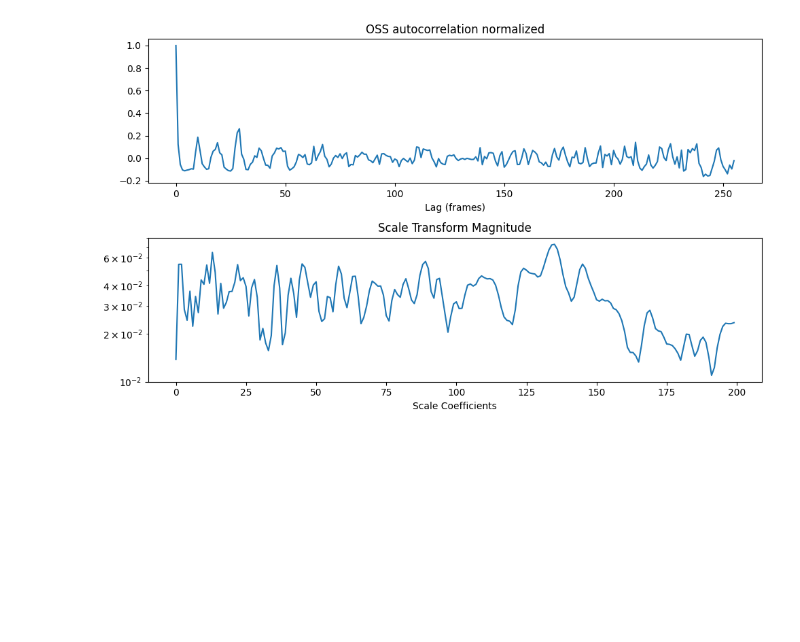
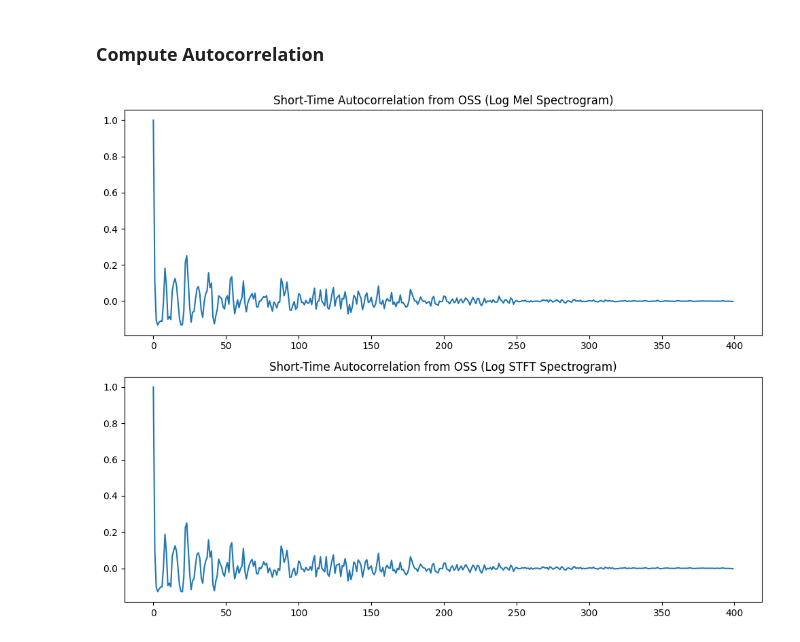
Before and after one commit to Masetto96/rhythmic-pattern-analysis, a Jupyter notebook: demo_notebooks/computation_demo.ipynb, the cells around one changed output. Saved outputs shown, nothing was run; the diff lists cells and outputs as text; code cells hidden in the pictures; blank space fills up the shorter version.

```diff
--- a/demo_notebooks/computation_demo.ipynb
+++ b/demo_notebooks/computation_demo.ipynb
@@ -39,13 +31,10 @@ The original audio file is a 10-second excerpt from the Malian Jembe dataset (Po
 # %%
-# path to audio file
-audio_file = "clip-MJ_Maraka_1_J1.wav"
-# the scaled up version has been obtained using audacity to change the tempo of 15%
-audio_file_scaled = "clip-MJ_Maraka_1_J1-scaled-up.wav"
+audio_file = "../audio_files/clip-MJ_Maraka_1_J1.wav" # path to audio file
 
-y, sr = librosa.load(audio_file, sr=8000)
+y, sr = librosa.load(audio_file, sr=8000) # downsampling input signal to 8kHz
 
-y, index = librosa.effects.trim(y)
+y, index = librosa.effects.trim(y) # removing leading and traling silence
 
-ipd.display(ipd.Audio(y, rate=sr))
+ipd.display(ipd.Audio(y, rate=sr)) # have a listen
 # %% [output]
 [interactive output not drawn]
@@ -93,23 +116,30 @@ Open questions:
+# %% [markdown]
+### Compute Autocorrelation
 # %%
+new_fs = sr / hop_size # new sampling rate after stft
+
+autocorr_win_size = int(np.ceil(8 * new_fs)) # in frames
+autocorr_hop_size = int(np.ceil(0.5 * new_fs)) # in frames
+window_type="hamming"
+with_padding=True
+
 # auto correlation up to 8 seconds and 0.5 seconds lag
-oss_ac = stm.short_time_autocorrelation(y=oss, win_size=window_size, hop_size=hop_size, window_type="rectangular")
+oss_ac_mel = short_time_autocorrelation(y=oss_mel, win_size=autocorr_win_size, hop_size=autocorr_hop_size, window_type=window_type, with_padding=with_padding)
 
-# scale transform magnitude
-scale_transform_magnitude = np.abs(librosa.fmt(oss_ac, axis=0))[:200]
+oss_ac_stft = short_time_autocorrelation(y=oss_stft, win_size=autocorr_win_size, hop_size=autocorr_hop_size, window_type=window_type, with_padding=with_padding)
 
-# print(scale_transform_magnitude.shape)
-fig, ax = plt.subplots(nrows=2, figsize=(10, 6))
+#Plotting the autocorrelation
+fig, ax = plt.subplots(2, 1, figsize=(10, 8))
 
-ax[0].plot(np.mean(oss_ac, axis=1))
-# ax[0].plot(oss_ac)
+# Plot autocorrelation from oss_mels
+ax[0].plot(np.mean(oss_ac_mel, axis=1))
+ax[0].set(title='Short-Time Autocorrelation from OSS (Log Mel Spectrogram)')
 
-
-ax[0].set(xlabel="Lag (frames)", title="OSS autocorrelation normalized")
-
-ax[1].semilogy(np.mean(scale_transform_magnitude, axis=1))
-
-ax[1].set(xlabel="Scale Coefficients", title="Scale Transform Magnitude")
+# Plot autocorrelation from oss_stft
+ax[1].plot(np.mean(oss_ac_stft, axis=1))
+ax[1].set(title='Short-Time Autocorrelation from OSS (Log STFT Spectrogram)')
 
 plt.tight_layout()
+plt.show()
 # %% [output]
-[figure, old version]
+[figure, new version]
```
Also changed, not shown: parts of 14 cells of this notebook, 4 other files.
